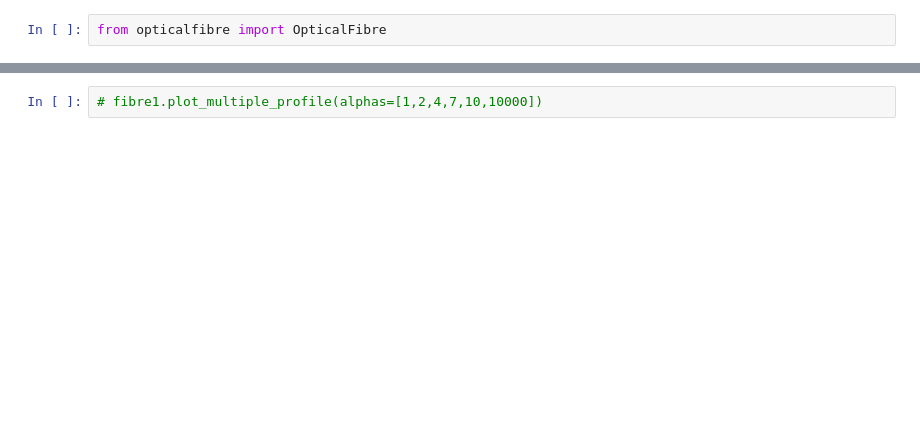
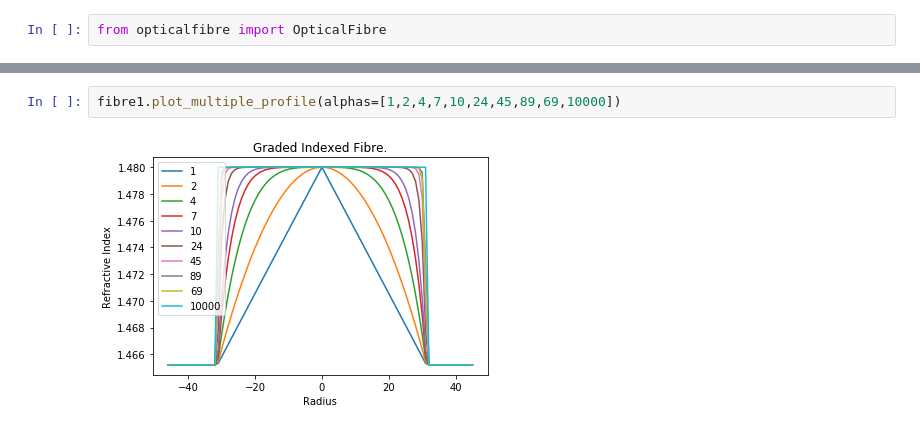
Before and after one commit to meghanabhange/BroadbandCommunicationToolkit, a Jupyter notebook: OpticalFibre.ipynb, the cells around one changed output, grey strips where cells are left out. Cells and saved outputs as stored; diff of their text form; blank space fills up the shorter version.

```diff
--- a/OpticalFibre.ipynb
+++ b/OpticalFibre.ipynb
@@ -79,2 +29,4 @@ fibre1.plot_profile(alpha=4000)
 # %%
-# fibre1.plot_multiple_profile(alphas=[1,2,4,7,10,10000])
+fibre1.plot_multiple_profile(alphas=[1,2,4,7,10,24,45,89,69,10000])
+# %% [output]
+[figure, added]
```
Also changed, not shown: parts of 3 cells of this notebook, 1 other file.
